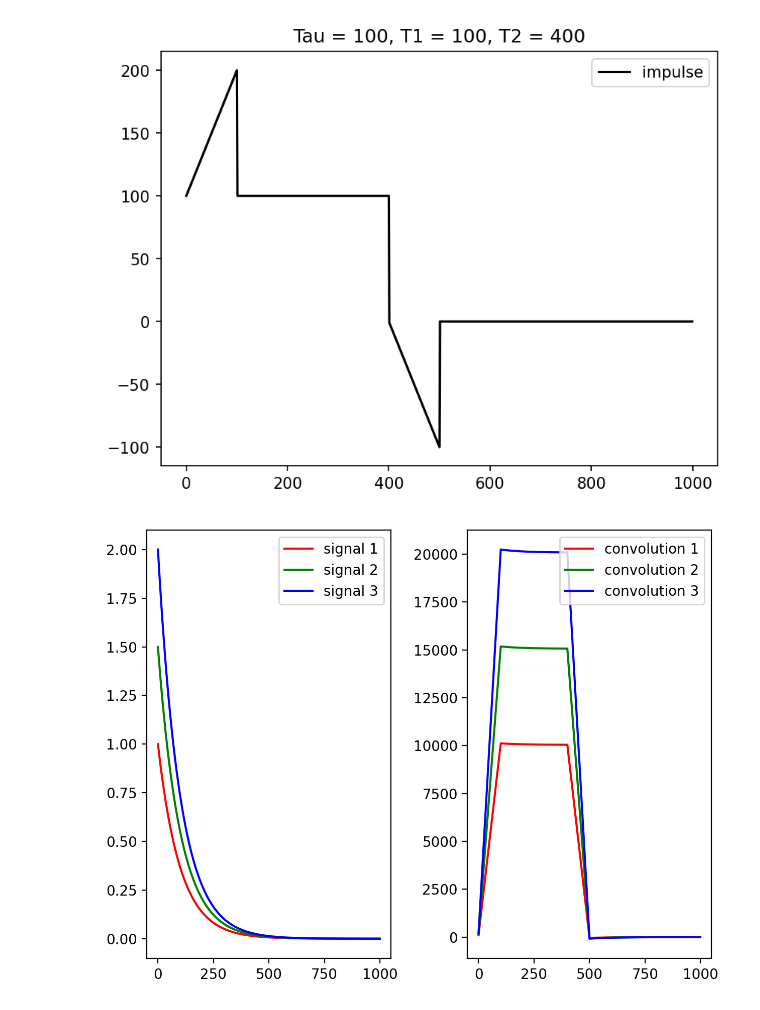
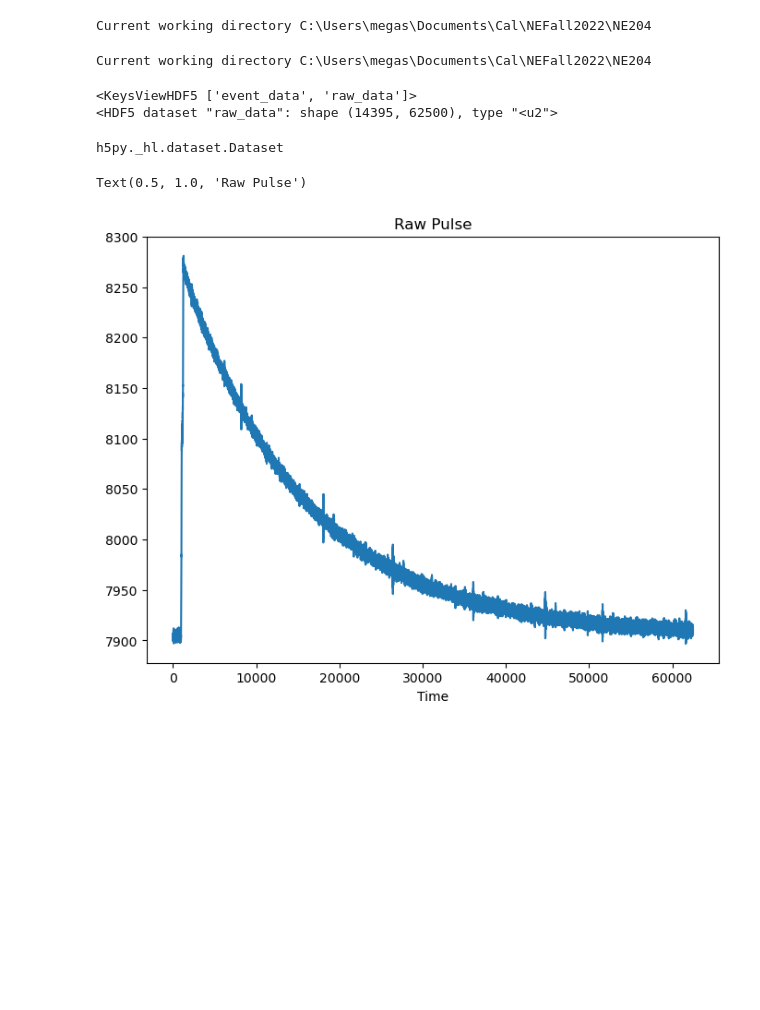
Before and after one commit to cllamb0/NE-204, a Jupyter notebook: Lab-1/Schiferl_NE204_Lab1.ipynb, the cells around one changed output. Cells and saved outputs as stored; diff of their text form; code cells hidden in the pictures; blank space fills up the shorter version.

```diff
--- a/Lab-1/Schiferl_NE204_Lab1.ipynb
+++ b/Lab-1/Schiferl_NE204_Lab1.ipynb
@@ -23,32 +11,39 @@ def trapezoid_impulse(t, tau, T1, T2):
-# %%
-ln = 1000
-t = np.linspace(0, 1000, ln)
-
-test_exp = np.exp(-t/100)
-test_exp2 = 1.5*np.exp(-t/100)
-test_exp3 = 2*np.exp(-t/100)
-
-tau, T1, T2 = 100, 100, 400
-test = trapezoid_impulse(t, tau, T1, T2)
-
-fig = plt.figure(dpi=150)
-plt.plot(test, color='black', label='impulse')
-plt.title('Tau = {}, T1 = {}, T2 = {}'.format(tau, T1, T2))
-plt.legend()
-plt.show()
-
-fig, (ax1, ax2) = plt.subplots(1, 2, dpi=200)
-ax1.plot(test_exp, c='red', label='signal 1')
-ax1.plot(test_exp2, c='green', label='signal 2')
-ax1.plot(test_exp3, c='blue', label='signal 3')
-ax1.legend()
-
-ax2.plot(np.convolve(test_exp, test)[:ln], c='red', label='convolution 1')
-ax2.plot(np.convolve(test_exp2, test)[:ln], c='green', label='convolution 2')
-ax2.plot(np.convolve(test_exp3, test)[:ln], c='blue', label='convolution 3')
-ax2.legend()
-plt.tight_layout()
-plt.show()
-# %% [output]
-[figure, removed]
-[figure, removed]
+# %%
+#check current working directory
+retval = os.getcwd()
+print ("Current working directory %s" %retval)
+# %% [output]
+Current working directory C:\Users\megas\Documents\Cal\NEFall2022\NE204
+# %%
+# change directory
+os.chdir(r'C:\Users\megas\Documents\Cal\NEFall2022\NE204')
+
+#check current working directory
+retwal = os.getcwd()
+print ("Current working directory %s" %retval)
+# %% [output]
+Current working directory C:\Users\megas\Documents\Cal\NEFall2022\NE204
+# %%
+#Input the data file and find the keys
+f = h5py.File(r'C:\Users\megas\Documents\Cal\NEFall2022\NE204\Co60-1min_11.h5', 'r')
+
+#print the keys for the file path
+print(f.keys())
+print(f['raw_data'])
+# %% [output]
+<KeysViewHDF5 ['event_data', 'raw_data']>
+<HDF5 dataset "raw_data": shape (14395, 62500), type "<u2">
+# %%
+type(f['raw_data'])
+# %% [output]
+h5py._hl.dataset.Dataset
+# %%
+#Plot the raw data
+first_pulse = f['raw_data'][0]
+plt.figure(figsize=(8,6))
+plt.plot(first_pulse)
+plt.xlabel('Time')
+plt.title('Raw Pulse')
+# %% [output]
+Text(0.5, 1.0, 'Raw Pulse')
+[figure, added]
```
Also changed, not shown: parts of 10 cells of this notebook.
